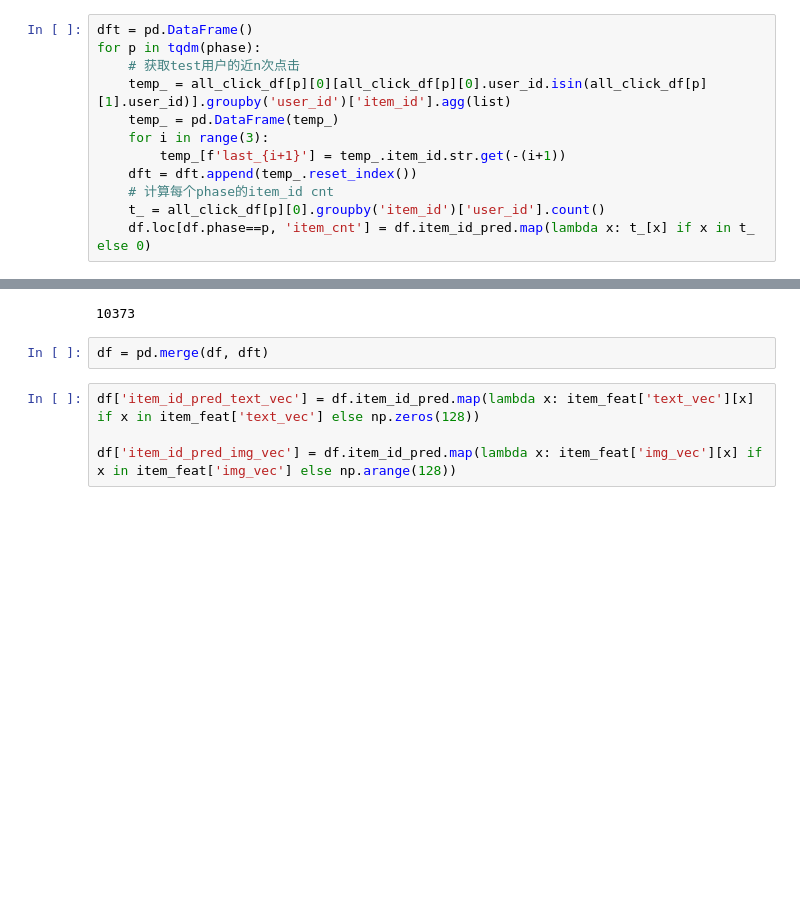
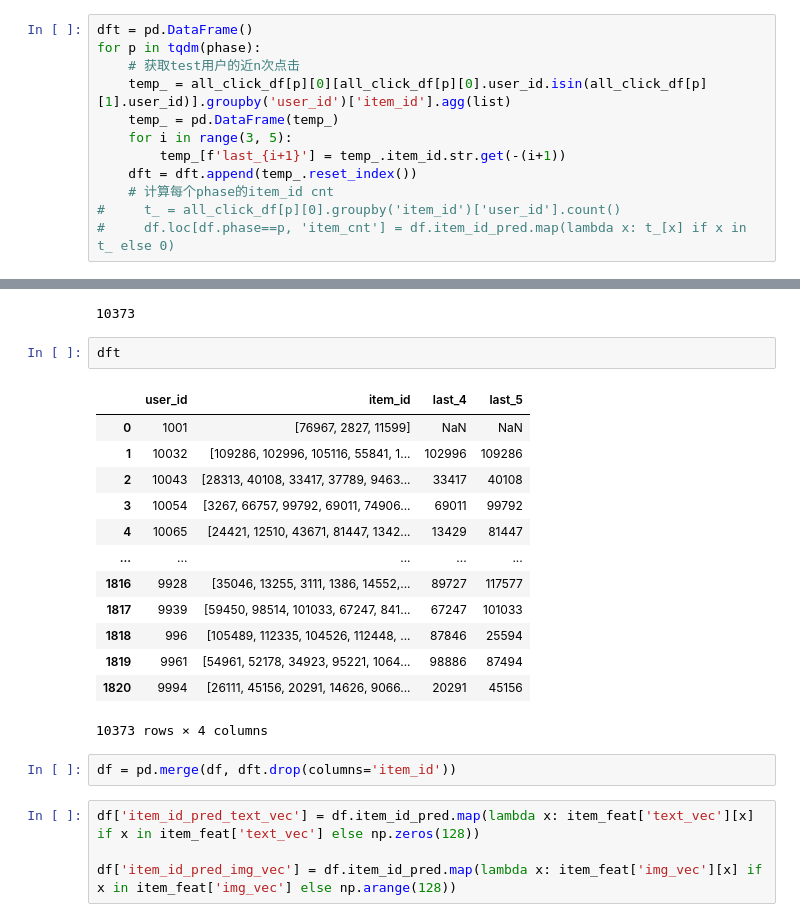
Before and after one commit to mayi140611/myappsexlib, a Jupyter notebook: a_0330_0527_Modern_E_Commerce_Platform_Debiasing/rank.ipynb, the cells around one changed output, grey strips where cells are left out. Drawn from its saved outputs; the diff is of its cells as text; blank space fills up the shorter version.

```diff
--- a/a_0330_0527_Modern_E_Commerce_Platform_Debiasing/rank.ipynb
+++ b/a_0330_0527_Modern_E_Commerce_Platform_Debiasing/rank.ipynb
@@ -334,12 +334,12 @@ for p in tqdm(phase):
     # 获取test用户的近n次点击
     temp_ = all_click_df[p][0][all_click_df[p][0].user_id.isin(all_click_df[p][1].user_id)].groupby('user_id')['item_id'].agg(list)
     temp_ = pd.DataFrame(temp_)
-    for i in range(3):
+    for i in range(3, 5):
         temp_[f'last_{i+1}'] = temp_.item_id.str.get(-(i+1))
     dft = dft.append(temp_.reset_index())
     # 计算每个phase的item_id cnt
-    t_ = all_click_df[p][0].groupby('item_id')['user_id'].count()
-    df.loc[df.phase==p, 'item_cnt'] = df.item_id_pred.map(lambda x: t_[x] if x in t_ else 0)
+#     t_ = all_click_df[p][0].groupby('item_id')['user_id'].count()
+#     df.loc[df.phase==p, 'item_cnt'] = df.item_id_pred.map(lambda x: t_[x] if x in t_ else 0)
 # %%
 df.user_id.nunique()
 # %% [output]
@@ -348,8 +348,24 @@ df.user_id.nunique()
 dft.user_id.nunique()
 # %% [output]
 10373
+# %%
+dft
+# %% [output]
+|  | user_id | item_id | last_4 | last_5 |
+| 0 | 1001 | [76967, 2827, 11599] | NaN | NaN |
+| 1 | 10032 | [109286, 102996, 105116, 55841, 1... | 102996 | 109286 |
+| 2 | 10043 | [28313, 40108, 33417, 37789, 9463... | 33417 | 40108 |
+| 3 | 10054 | [3267, 66757, 99792, 69011, 74906... | 69011 | 99792 |
+| 4 | 10065 | [24421, 12510, 43671, 81447, 1342... | 13429 | 81447 |
+| ... | ... | ... | ... | ... |
+| 1816 | 9928 | [35046, 13255, 3111, 1386, 14552,... | 89727 | 117577 |
+| 1817 | 9939 | [59450, 98514, 101033, 67247, 841... | 67247 | 101033 |
+| 1818 | 996 | [105489, 112335, 104526, 112448, ... | 87846 | 25594 |
+| 1819 | 9961 | [54961, 52178, 34923, 95221, 1064... | 98886 | 87494 |
+| 1820 | 9994 | [26111, 45156, 20291, 14626, 9066... | 20291 | 45156 |
+10373 rows × 4 columns
 # %%
-df = pd.merge(df, dft)
+df = pd.merge(df, dft.drop(columns='item_id'))
 # %%
 df['item_id_pred_text_vec'] = df.item_id_pred.map(lambda x: item_feat['text_vec'][x] if x in item_feat['text_vec'] else np.zeros(128))
 
```
Also changed, not shown: parts of 35 cells of this notebook, 3 other files.
